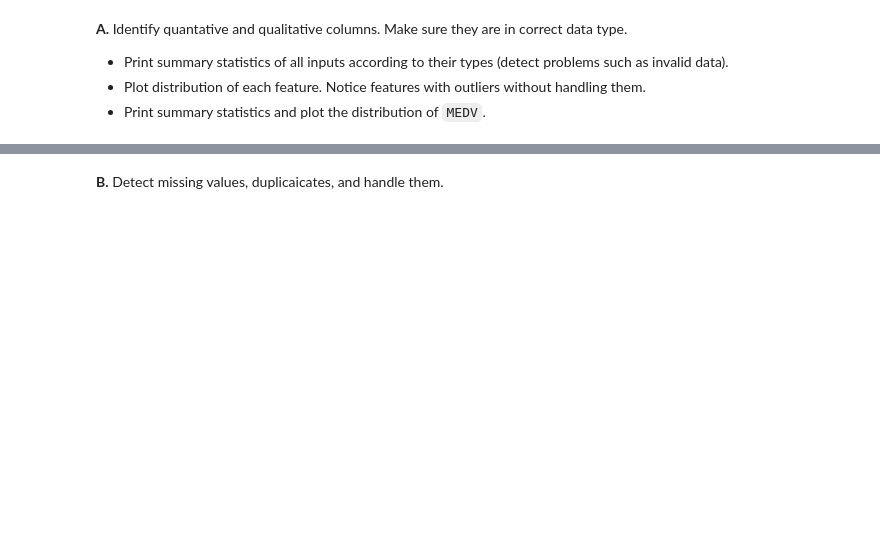
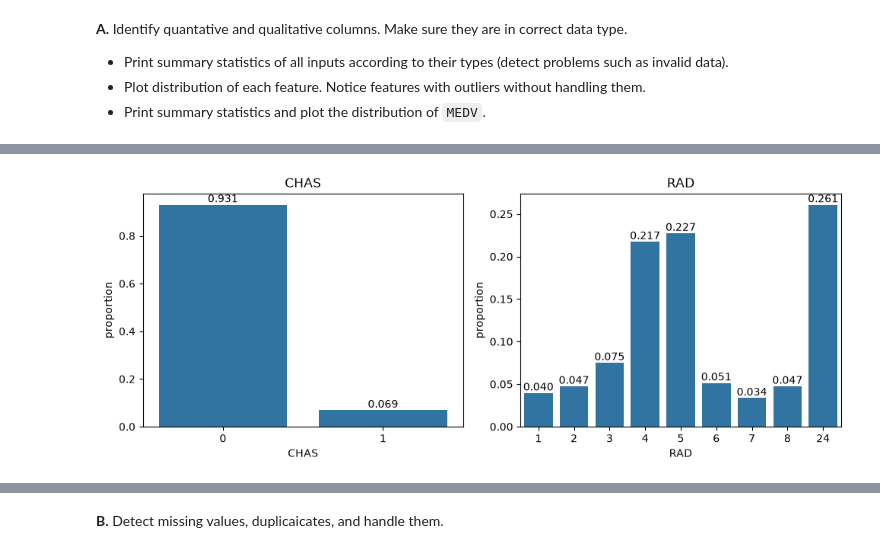
Before and after one commit to hassothea/AUPP_Data_Analysis_II, a Jupyter notebook: Labs/Lab6/lab6-glm.ipynb, the cells around one changed output, grey strips where cells are left out. Drawn from its saved outputs; the diff is of its cells as text; code cells hidden in the pictures; blank space fills up the shorter version.

```diff
--- a/Labs/Lab6/lab6-glm.ipynb
+++ b/Labs/Lab6/lab6-glm.ipynb
@@ -60,0 +59,5 @@ data.head()
+# %%
+qual_cols = ['CHAS', 'RAD']
+quan_cols = [x for x in data.columns if x not in qual_cols]
+for col in qual_cols:
+    print(data[col].value_counts(normalize=True))
@@ -60,0 +92,16 @@ data.head()
+# %%
+# Visualize the features
+fig, axes = plt.subplots(1, 2, figsize=(10, 4))
+
+for i, col in enumerate(qual_cols):
+    sns.countplot(
+        data,
+        x = col,
+        stat='proportion',
+        ax=axes[i]              # set the graph to the right panel
+    )
+    axes[i].set_title(col)
+    axes[i].bar_label(axes[i].containers[0], fmt='%.3f')
+plt.tight_layout()
+# %% [output]
+[figure, added]
```
Also changed, not shown: parts of 12 cells of this notebook, 4 other files.
